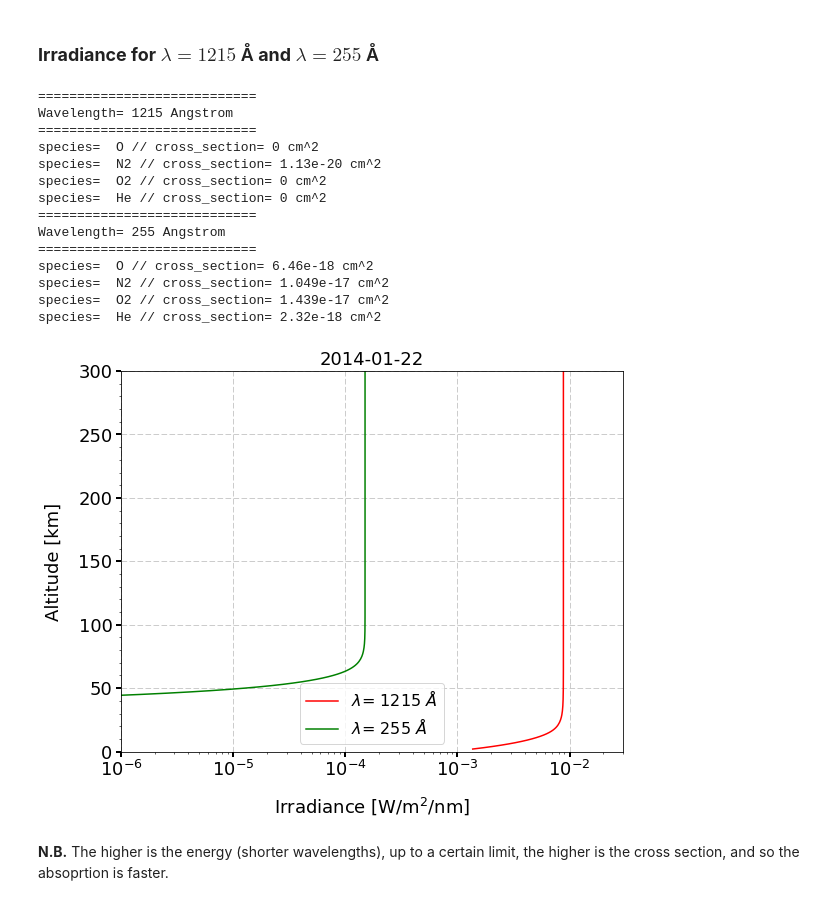
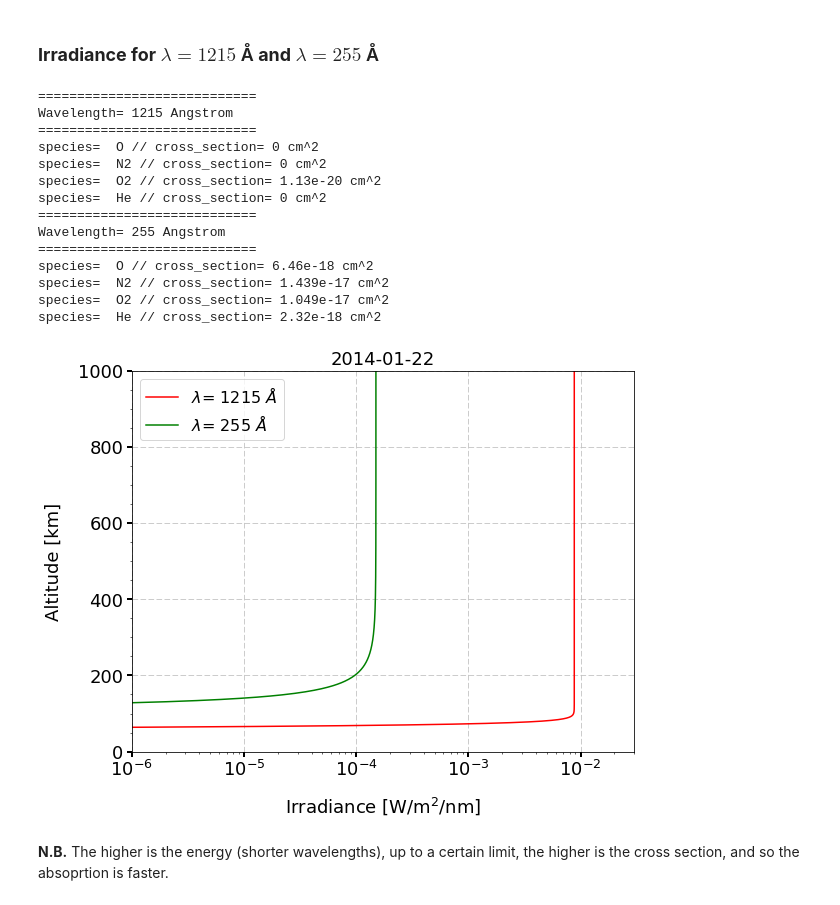
Before and after one commit to lzhadid/Ionosphere-Course, a Jupyter notebook: Ionosphere_Course_Task#1.ipynb, the cells around one changed output. Cells and saved outputs as stored; diff of their text form; code cells hidden in the pictures.

```diff
--- a/Ionosphere_Course_Task#1.ipynb
+++ b/Ionosphere_Course_Task#1.ipynb
@@ -86,7 +86,7 @@ pylab.rcParams['figure.figsize'] = (9, 7)
 # Reading the NRLMSISE-00 file
 ####################################
 def read_NRLMSIS(file, columns):
-    df=pds.read_csv(file, skiprows=34, delim_whitespace=True,header=None,
+    df=pds.read_csv(file, skiprows=32, delim_whitespace=True,header=None,
                       index_col=0)
     df.index.name="Alt"
     df.columns=columns
@@ -120,12 +120,12 @@ def Photo_Absorption(df,c_section, I_infinity,angle_deg, wavelength, j=None, spe
         for i in np.arange(len(alt)):
             z0=alt[i]
             z=alt[i:-1]
-            dz=1*np.ones(len(z))*1e5 # dz in cm
+            dz=1*np.ones(len(z))# dz in cm
             ratio=(Earth_Radii+z0)/(Earth_Radii+z)
 
             density=df[df.columns[j]][z]
-            function= density*(1-(ratio**2)*np.sin(chsi)**2)**(-0.5)
-            Tau=c_section[j]*np.trapz(function, x=z, dx=dz)
+            function= density*1e6*(1-(ratio**2)*np.sin(chsi)**2)**(-0.5)
+            Tau=c_section[j]*1e-4*np.trapz(function, x=z*1e3, dx=dz)
             I.append(I_infinity*np.exp(-Tau))
             i+=1
     else:
@@ -138,22 +138,22 @@ def Photo_Absorption(df,c_section, I_infinity,angle_deg, wavelength, j=None, spe
 
         for s in np.arange(len(c_section)):
 
-
-
             print('species= ',df.columns[s] + ' // cross_section=', str(c_section[s]) + ' cm^2' )
             #print('cross_section=', str(c_section[s]) + ' cm^2')
 
             for i in np.arange(len(alt)):
                 z0=alt[i]
                 z=alt[i:-1]
-                dz=1*np.ones(len(z))*1e5 # dz in cm
+                dz=1*np.ones(len(z)) # dz in cm
                 ratio=(Earth_Radii+z0)/(Earth_Radii+z)
 
-                density=df[df.columns[s]][z]
-                function= density*(1-(ratio**2)*np.sin(chsi)**2)**(-0.5)
-                Tau[s][i]=c_section[s]*np.trapz(function, x=z, dx=dz)
+                density=df[df.columns[s]][z]#m3
+                #function= density*(1-(ratio**2)*np.sin(chsi)**2)**(-0.5)
+                function=density*1e6/(np.cos(chsi))
+                Tau[s][i]= 1e-4*c_section[s]*np.trapz(function, x=z*1e3, dx=dz)
                 i+=1
             s+=1
+
 
         Tau_tot=np.sum(Tau, axis=0)
         I=I_infinity*exp(-Tau_tot)
@@ -263,40 +274,40 @@ __N.B.__ The absorption cross section of Ozone ($\text{O}_3$, which dominates at
 # %% [markdown]
 ###  __Irradiance for__ $\lambda= 1215$ <span>&#8491;</span> __and__ $\lambda=255$ <span>&#8491;</span>
 # %%
-Ly_alpha=[0,1.13e-20,0,0]
+Ly_alpha=[0,0,1.13e-20,0]
 Iinf_Ly=8.8e-3
-I_Ly=Photo_Absorption(df_NRL,Ly_alpha,Iinf_Ly, 35, 1215)
+I_Ly=Photo_Absorption(df_NRL,Ly_alpha,Iinf_Ly, 45, 1215)
 
-Lambda=[6.46e-18, 10.49e-18, 14.39e-18, 2.32e-18]
+Lambda=[6.46e-18, 14.39e-18, 10.49e-18, 2.32e-18]
 Iinf_Lambda=1.5e-4
-I_Lam=Photo_Absorption(df_NRL,Lambda,Iinf_Lambda, 35, 255)
+I_Lam=Photo_Absorption(df_NRL,Lambda,Iinf_Lambda, 45, 255)
 
 plt.plot(I_Ly,df_NRL.index, c='r', label=r'$\lambda$= 1215 $\AA$')
 plt.plot(I_Lam,df_NRL.index, c='g', label=r'$\lambda$= 255 $\AA$')
 plt.ylabel('Altitude [km]')
 plt.xlabel('Irradiance [W/m' r'$^{2}$/nm]')
 plt.title('2014-01-22', fontsize=16)
 plt.semilogx()
 plt.xlim(1e-6, 3e-2)
-plt.ylim(0, 300)
+plt.ylim(0, 1000)
 plt.legend(fontsize=16)
 plt_axis(18, grid=True)
 # %% [output]
 ============================
 Wavelength= 1215 Angstrom
 ============================
 species=  O // cross_section= 0 cm^2
-species=  N2 // cross_section= 1.13e-20 cm^2
-species=  O2 // cross_section= 0 cm^2
+species=  N2 // cross_section= 0 cm^2
+species=  O2 // cross_section= 1.13e-20 cm^2
 species=  He // cross_section= 0 cm^2
 ============================
 Wavelength= 255 Angstrom
 ============================
 species=  O // cross_section= 6.46e-18 cm^2
-species=  N2 // cross_section= 1.049e-17 cm^2
-species=  O2 // cross_section= 1.439e-17 cm^2
+species=  N2 // cross_section= 1.439e-17 cm^2
+species=  O2 // cross_section= 1.049e-17 cm^2
 species=  He // cross_section= 2.32e-18 cm^2
-[figure, old version]
+[figure, new version]
 # %% [markdown]
 __N.B.__ The higher is the energy (shorter wavelengths), up to a certain limit, the higher is the cross section, and so the absoprtion is faster.
 # %% [markdown]
```
Also changed, not shown: parts of 4 cells of this notebook.
